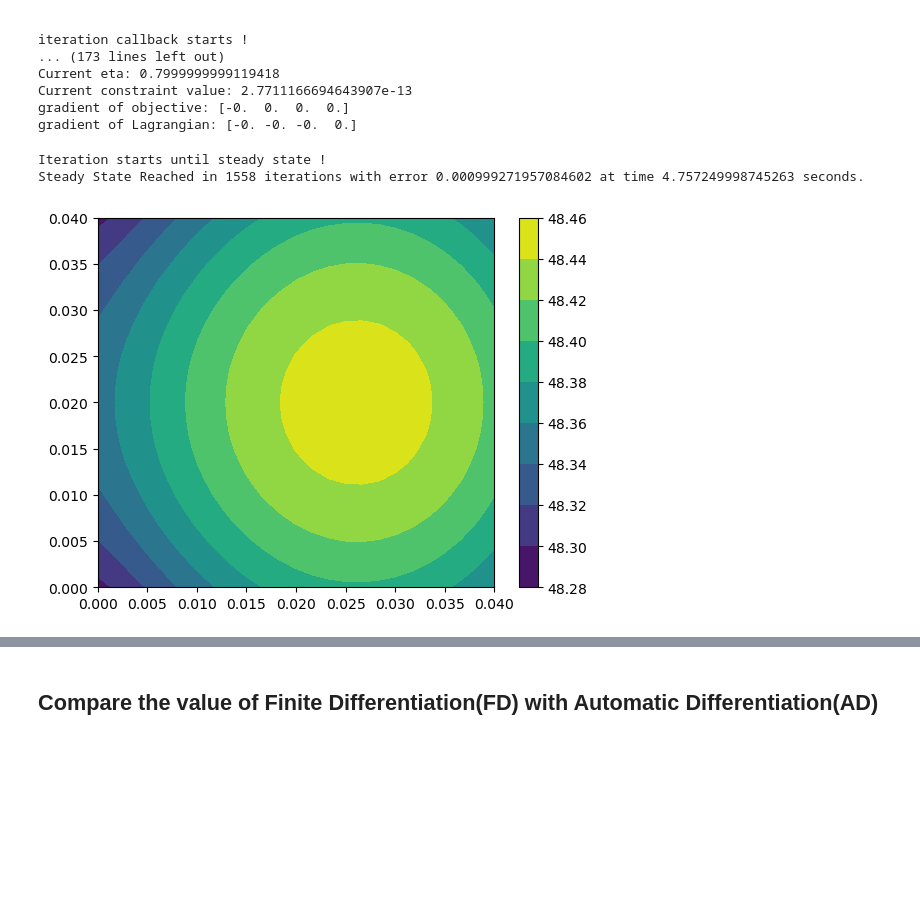
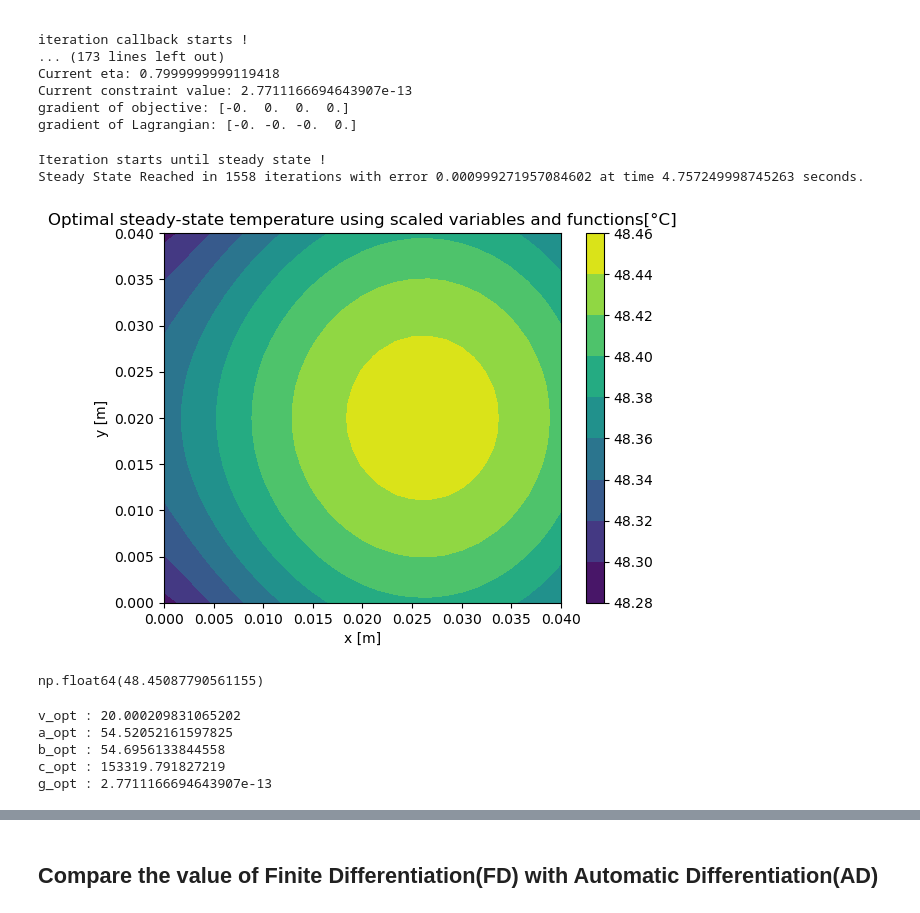
Before and after one commit to mostafakaviri/MECH579_proj, a Jupyter notebook: final_prj_cykwon_scaling.ipynb, the cells around one changed output, grey strips where cells are left out. Drawn from its saved outputs; the diff is of its cells as text; code cells hidden in the pictures; blank space fills up the shorter version.

```diff
--- a/final_prj_cykwon_scaling.ipynb
+++ b/final_prj_cykwon_scaling.ipynb
@@ -224,20 +224,39 @@ gradient of Lagrangian: [-0. -0. -0.  0.]
 # %%
 v_opt, a_opt, b_opt, c_opt = z_to_x(sci_opt_result_FD_scaling.x)
 
 heq_FD_scaling.reset()
 heq_FD_scaling.set_heat_generation(q_gen, a_opt, b_opt, c_opt)
 heq_FD_scaling.set_fan_velocity(v_opt)
 heq_FD_scaling.solve_until_steady_state()
 
 # plotting initial T distribution after solving
 fig, ax = plt.subplots()
 contour1 = ax.contourf(heq_FD_scaling.X, heq_FD_scaling.Y, heq_FD_scaling.u - 273)
 fig.colorbar(contour1, ax=ax)
+plt.xlabel("x [m]")
+plt.ylabel("y [m]")
+plt.title("Optimal steady-state temperature using scaled variables and functions[°C]")
 plt.show()
 # %% [output]
 Iteration starts until steady state !
 Steady State Reached in 1558 iterations with error 0.000999271957084602 at time 4.757249998745263 seconds.
-[figure, old version]
+[figure, new version]
+# %%
+np.max(heq_FD_scaling.u) -273
+# %% [output]
+np.float64(48.45087790561155)
+# %%
+print(f'v_opt : {v_opt}')
+print(f'a_opt : {a_opt}')
+print(f'b_opt : {b_opt}')
+print(f'c_opt : {c_opt}')
+print(f'g_opt : {iter_constr_FD_scaling[-1]}')
+# %% [output]
+v_opt : 20.000209831065202
+a_opt : 54.52052161597825
+b_opt : 54.6956133844558
+c_opt : 153319.791827219
+g_opt : 2.7711166694643907e-13
 # %%
 # ---------- 공통: iteration index ----------
 iters = np.arange(len(iter_obj_FD_scaling))
```
Also changed, not shown: parts of 5 cells of this notebook, 1 other file.
